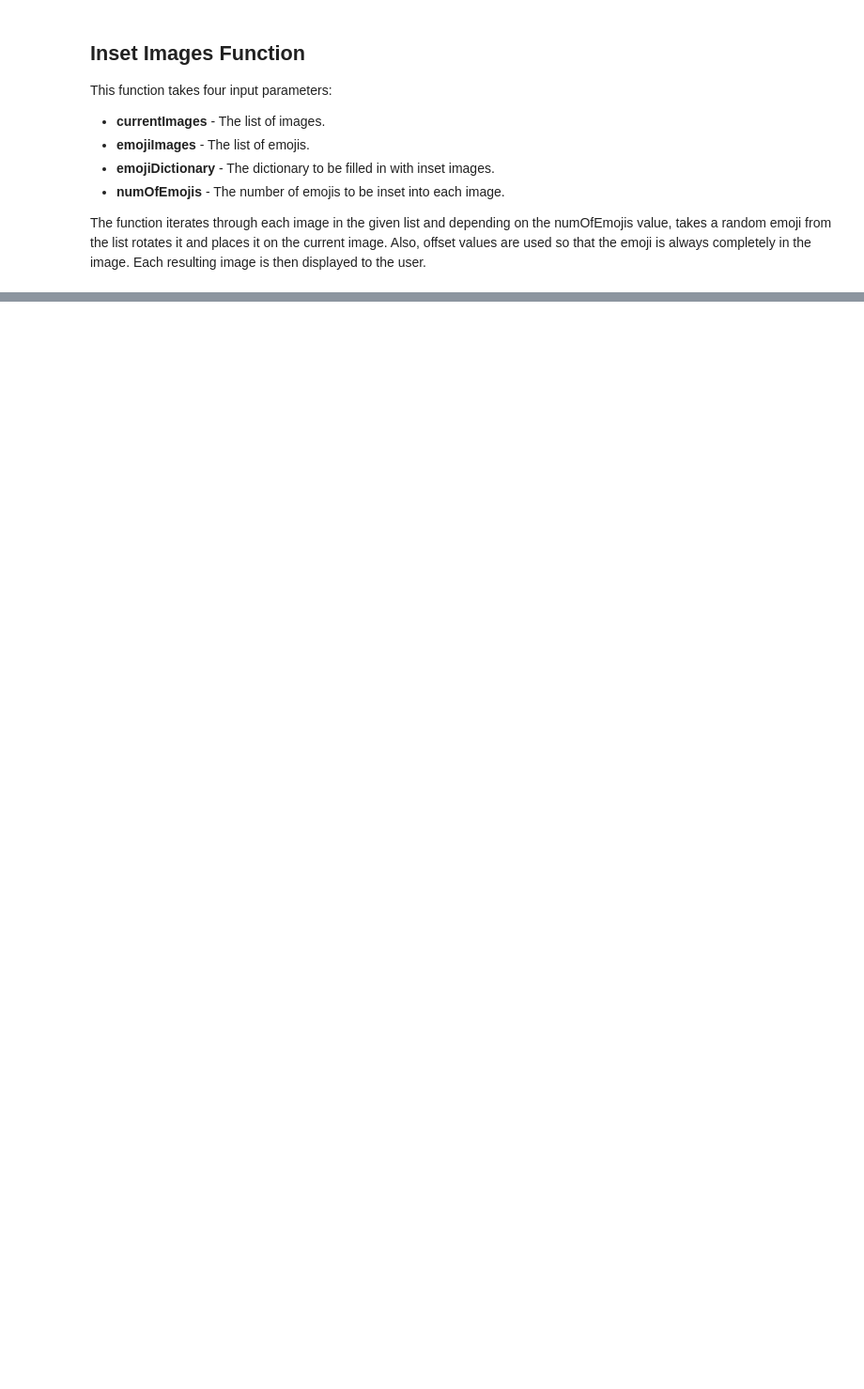
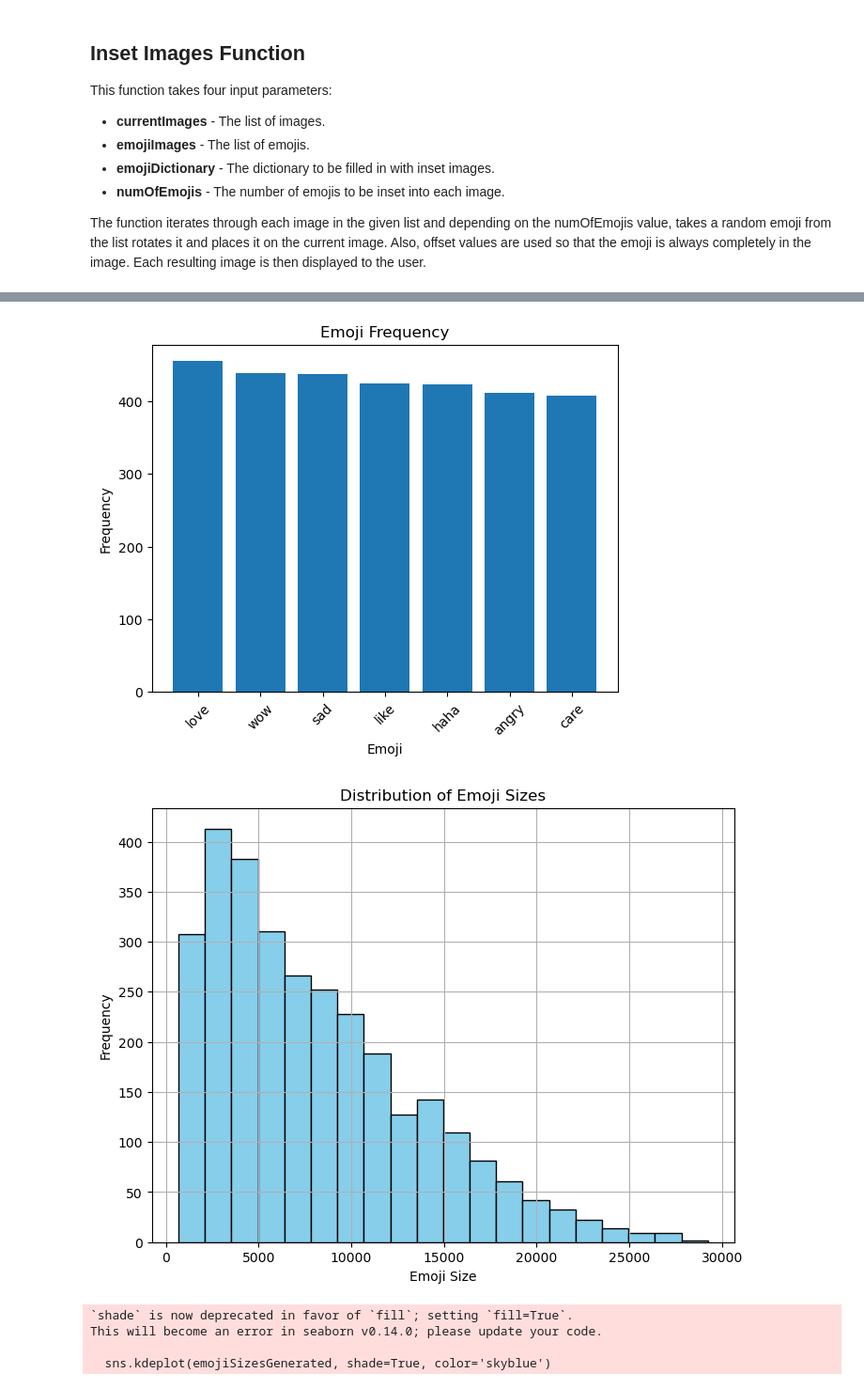
Before and after one commit to isaac21muscat/FYP, a Jupyter notebook: Emoji_Inset_Creator.ipynb, the cells around one changed output, grey strips where cells are left out. Shown at 94% size. Cells and saved outputs as stored; diff of their text form; code cells hidden in the pictures; blank space fills up the shorter version.

```diff
--- a/Emoji_Inset_Creator.ipynb
+++ b/Emoji_Inset_Creator.ipynb
@@ -150,0 +417,13 @@ def emojiInsetFunc(currentImages, emojiImages, emojiDictionary, numOfEmojis, dir
+# %%
+#Function to display the frequency of emojis
+def displayEmojiFrequency(emojiFrequencyGenerated):
+    #Sorting the dictionary by value
+    emojiFrequencyGenerated = {k: v for k, v in sorted(emojiFrequencyGenerated.items(), key=lambda item: item[1], reverse=True)}
+
+    #Generating the bar plot
+    plt.bar(emojiFrequencyGenerated.keys(), emojiFrequencyGenerated.values())
+    plt.xlabel('Emoji')
+    plt.ylabel('Frequency')
+    plt.title('Emoji Frequency')
+    plt.xticks(rotation=45)
+    plt.show()
@@ -163,4 +495,20 @@ This cell defines a dictionary which is then filled with inset images with two e
 # %%
-#Create images with two emojis
+#Calling the function to retrieve images with two emojis inset
 emojiImagesTwo = {}
-emojiInsetFunc(images, emojis, emojiImagesTwo, 2, "Test Images/ClassificationImages/TwoEmojiImages", "Test Images/EmojiDataTwo.json")
+returnedFrequenciesGenerated, returnedSizesGenerated = emojiInsetFunc(images, emojis, emojiImagesTwo, 2, "Testing_Object_Detection/", "Testing_Classification/")
+
+#Calling the functions to display graphs
+displayEmojiFrequency(returnedFrequenciesGenerated)
+displayEmojiSizes(returnedSizesGenerated)
+
+#Updating the frequency and size dictionaries
+for key in returnedFrequenciesGenerated:
+    emojiFrequencyGenerated[key] += returnedFrequenciesGenerated[key]
+emojiSizesGenerated += returnedSizesGenerated
+# %% [output]
+[figure, added]
+[figure, added]
+`shade` is now deprecated in favor of `fill`; setting `fill=True`.
+This will become an error in seaborn v0.14.0; please update your code.
+
+  sns.kdeplot(emojiSizesGenerated, shade=True, color='skyblue')
```
Also changed, not shown: parts of 27 cells of this notebook, 13 other files.
